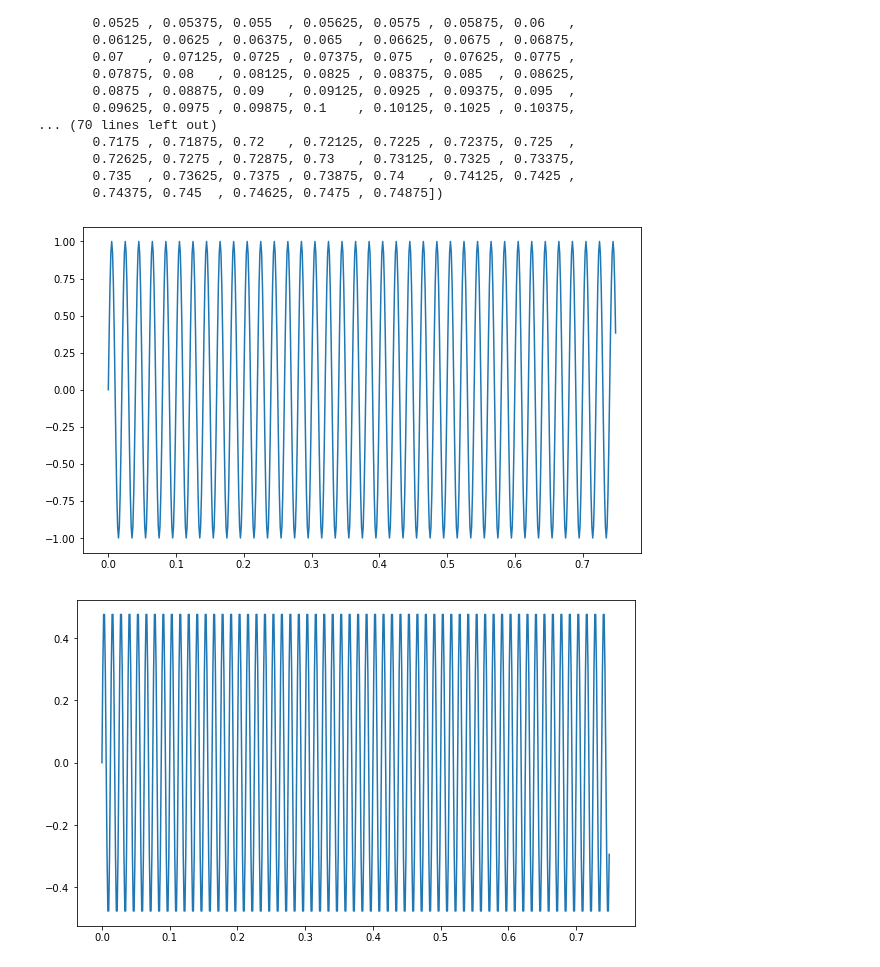
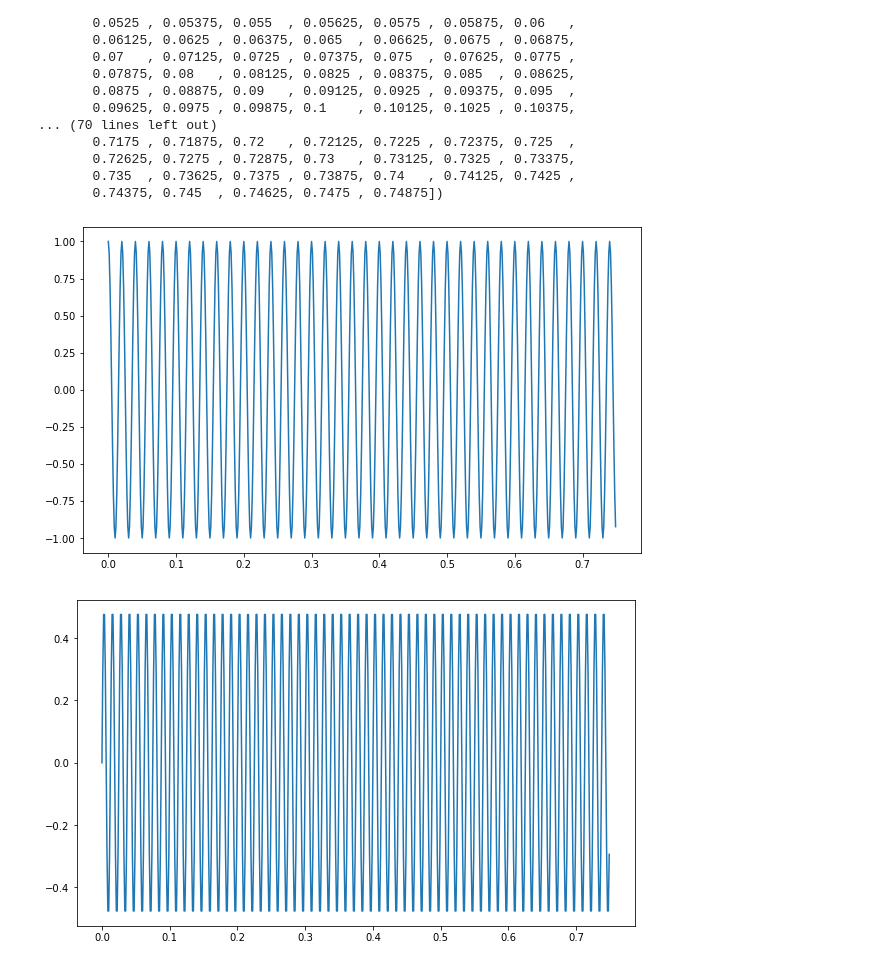
Before and after one commit to shanemcdonagh/emergingtechnologies, a Jupyter notebook: content/classnotes/04-fourier-transform.ipynb, the cells around one changed output. Cells and saved outputs as stored; diff of their text form; code cells hidden in the pictures.

```diff
--- a/content/classnotes/04-fourier-transform.ipynb
+++ b/content/classnotes/04-fourier-transform.ipynb
@@ -385,13 +385,13 @@ array([0.     , 0.00125, 0.0025 , 0.00375, 0.005  , 0.00625, 0.0075 ,
        0.74375, 0.745  , 0.74625, 0.7475 , 0.74875])
 # %%
 # First sine wave.
-y_0 = np.sin(50.0 * 2.0 * np.pi * x)
+y_0 = np.cos(50.0 * 2.0 * np.pi * x)
 
 # Plot it.
 fig, ax = plt.subplots(figsize=(10, 6))
 ax.plot(x, y_0);
 # %% [output]
-[figure, old version]
+[figure, new version]
 # %%
 # First sine wave.
 y_1 =  0.5 * np.sin(80.0 * 2.0 * np.pi * x)
```
Also changed, not shown: parts of 2 cells of this notebook, 3 other files.
